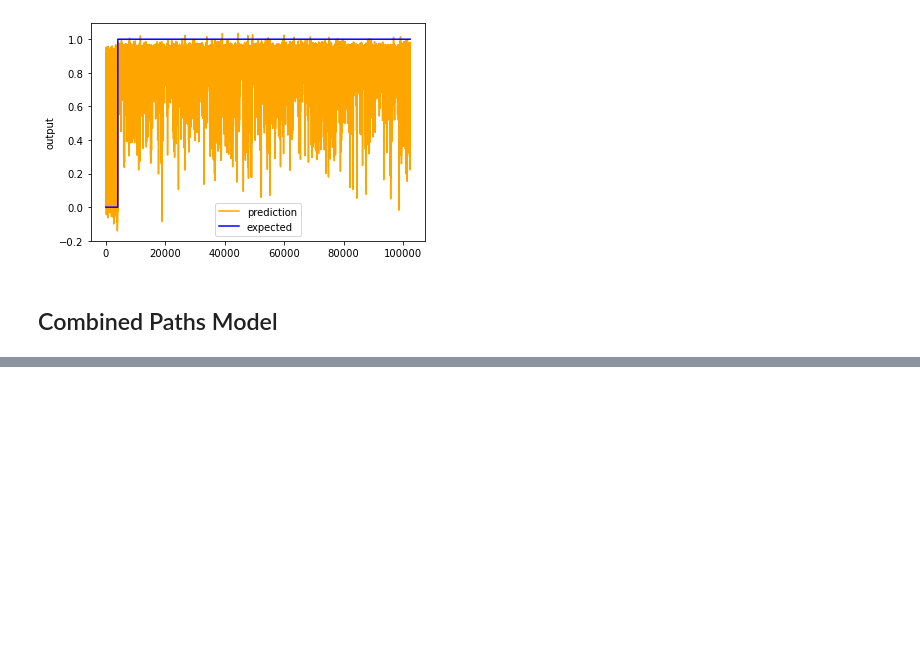
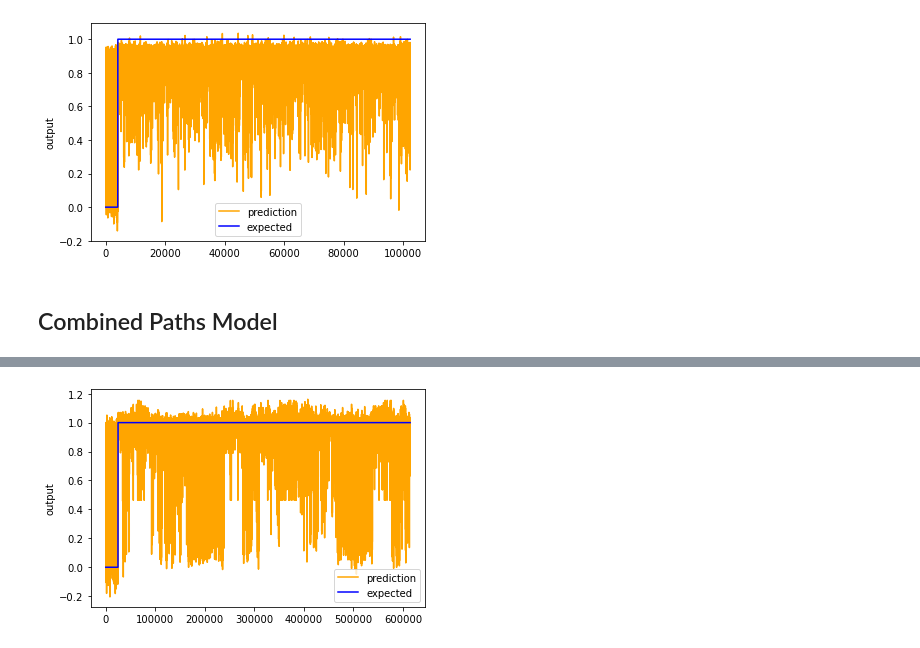
Before and after one commit to RoboCD/RBE595-AI-Path-Planning, a Jupyter notebook: model/path_planning_AI_Model.ipynb, the cells around one changed output, grey strips where cells are left out. Saved outputs shown, nothing was run; the diff lists cells and outputs as text; code cells hidden in the pictures; blank space fills up the shorter version.

```diff
--- a/model/path_planning_AI_Model.ipynb
+++ b/model/path_planning_AI_Model.ipynb
@@ -1889,0 +2033,4 @@ chart_regression(pred_forest,y_test_forest)
+# %%
+chart_regression(pred_comb,y_test_comb)
+# %% [output]
+[figure, added]
```
Also changed, not shown: parts of 11 cells of this notebook.
